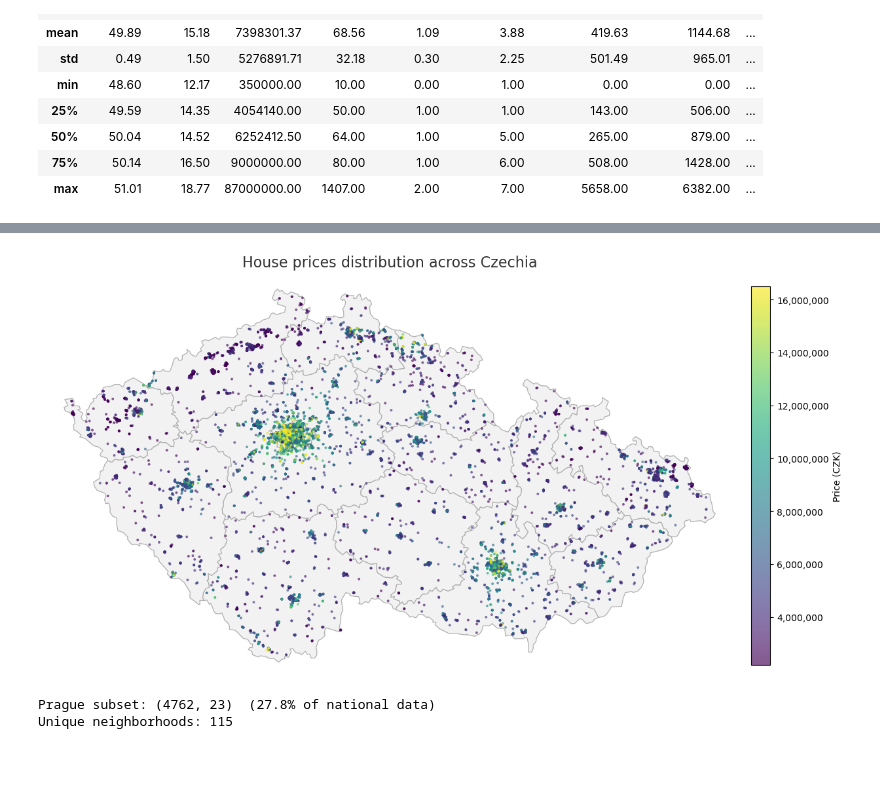
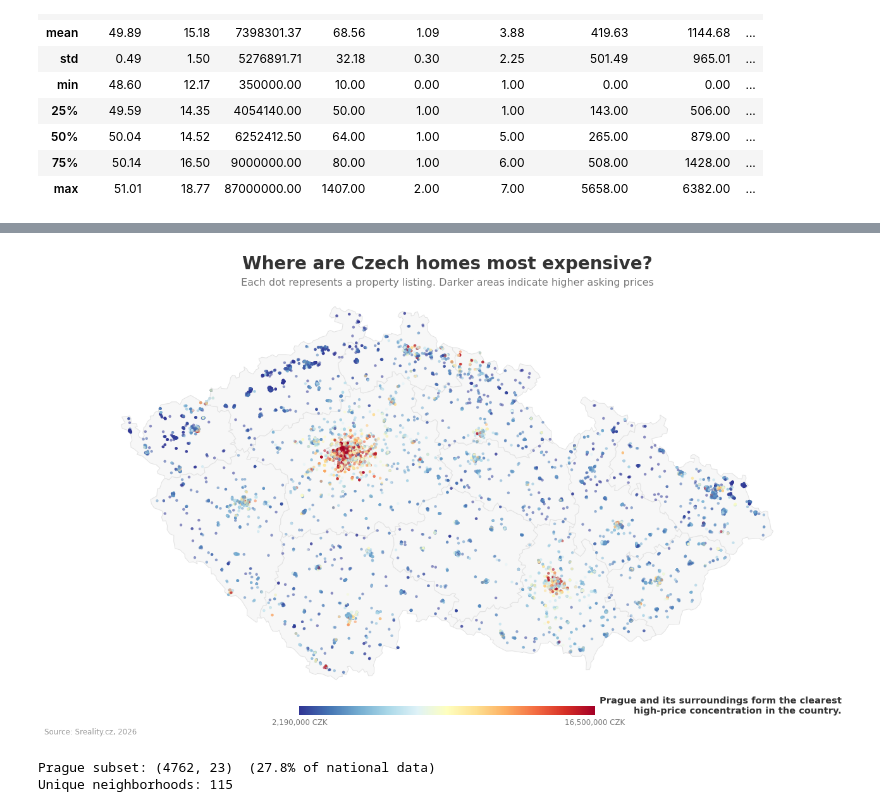
Before and after one commit to akorablov/house_price_prediction, a Jupyter notebook: house_price_cz.ipynb, the cells around one changed output, grey strips where cells are left out. Cells and saved outputs as stored; diff of their text form; code cells hidden in the pictures; blank space fills up the shorter version.

```diff
--- a/house_price_cz.ipynb
+++ b/house_price_cz.ipynb
@@ -91,16 +89,10 @@ df_raw = df_raw.drop(columns=[
 cat = df_raw['category']
 
 # amount of rooms (numeric)
-df_raw['rooms'] = pd.to_numeric(
-    cat.str.extract(r'(\d+)')[0],
-    errors='coerce'
-)
+df_raw['rooms'] = pd.to_numeric(cat.str.extract(r'(\d+)')[0], errors='coerce')
 
 # kitchen (numeric 0 (kk) or 1)
-df_raw['kitchen'] = (
-    cat.str.extract(r'\+(kk|1)')[0]
-    .map({'kk': 0, '1': 1})
-)
+df_raw['kitchen'] = (cat.str.extract(r'\+(kk|1)')[0].map({'kk': 0, '1': 1}))
 
 # "a více" > kitchen = 1
 df_raw.loc[cat.str.contains('a více', na=False), 'kitchen'] = 1
@@ -490,43 +475,76 @@ The color scale is clipped to the 5th-95th percentile of `price_czk` so a handfu
 # %%
 regions = gpd.read_file('images_and_data/czech_regions.geojson')
 
-df_map = df[
-    (df['price_czk'] > 0) &
-    df['latitude'].notna() &
-    df['longitude'].notna()
-].copy()
+df_map = df[(df['price_czk'] > 0) & df['latitude'].notna() & df['longitude'].notna()].copy()
 
 p_low, p_high = df_map['price_czk'].quantile([0.05, 0.95])
+df_map['price_plot'] = df_map['price_czk'].clip(p_low, p_high)
 
+# Colors
+
+MAP_BACKGROUND = '#F7F7F7'
+REGION_EDGE = '#E2E2E2'
+POINT_LOW = '#DCE7E9'
+POINT_HIGH = '#D95F59'
+TEXT = '#333333'
+SECONDARY = '#777777'
+
+plt.rcParams['font.family'] = 'DejaVu Sans'
 fig, ax = plt.subplots(figsize=(13, 8))
+fig.patch.set_facecolor('white')
+ax.set_facecolor('white')
 
-regions.plot(ax=ax, color='#f2f2f2', edgecolor='#b0b0b0', linewidth=0.9)
-sc = ax.scatter(
-    df_map['longitude'], df_map['latitude'],
-    c=df_map['price_czk'].clip(p_low, p_high),
-    cmap='viridis', s=8, alpha=0.65, linewidths=0,
-)
+regions.plot(ax=ax, color=MAP_BACKGROUND, edgecolor=REGION_EDGE, linewidth=0.7)
 
-cbar = plt.colorbar(sc, ax=ax, label='Price (CZK)', shrink=0.75, pad=0.02)
-cbar.ax.yaxis.set_major_formatter(mticker.FuncFormatter(lambda x, _: f'{x:,.0f}'))
+# property points
 
-# crop to the country's extent
+sc = ax.scatter(df_map['longitude'], df_map['latitude'], c=df_map['price_plot'], cmap='RdYlBu_r', s=10, alpha=0.55, linewidths=0, zorder=3)
+
 minx, miny, maxx, maxy = regions.total_bounds
-pad_x, pad_y = (maxx - minx) * 0.03, (maxy - miny) * 0.03
+pad_x = (maxx - minx) * 0.035
+pad_y = (maxy - miny) * 0.035
 ax.set_xlim(minx - pad_x, maxx + pad_x)
 ax.set_ylim(miny - pad_y, maxy + pad_y)
 ax.set_aspect(1 / np.cos(np.radians(49.8)))
+ax.set_title('Where are Czech homes most expensive?', fontsize=20, fontweight='bold', color=TEXT, loc='center', pad=28)
+subtitle = ('Each dot represents a property listing. Darker areas indicate higher asking prices')
+ax.text(0.5, 1.015, subtitle, transform=ax.transAxes, fontsize=11.5, color=SECONDARY, ha='center', va='bottom')
 
-ax.set_title(
-    'House prices distribution across Czechia',
-    fontsize=16, fontfamily='sans-serif', color='#333333', loc='center', pad=12,
+# Remove axis
+ax.set_axis_off()
+
+gradient = np.linspace(p_low, p_high, 256).reshape(1, -1)
+# Position of the gradient
+cax = fig.add_axes([0.32, 0.055, 0.36, 0.018])
+
+cax.imshow(gradient, aspect='auto', cmap='RdYlBu_r')
+
+cax.set_xticks([0, 255])
+cax.set_xticklabels([f'{p_low:,.0f} CZK', f'{p_high:,.0f} CZK'])
+cax.tick_params(axis='x', length=0, labelsize=8.5, colors=SECONDARY)
+cax.set_yticks([])
+
+for spine in cax.spines.values(): spine.set_visible(False)
+
+fig.text(
+    0.98,
+    0.055,
+    'Prague and its surroundings form the clearest\n'
+    'high-price concentration in the country.',
+    ha='right',
+    va='bottom',
+    fontsize=10.5,
+    fontweight='bold',
+    color=TEXT
 )
-ax.set_axis_off()
-fig.patch.set_facecolor('white')
-plt.tight_layout()
+
+fig.text(0.01, 0.018, 'Source: Sreality.cz, 2026', fontsize=8.5, color='#999999')
+
+# Layaut
+plt.tight_layout(rect=[0, 0.08, 1, 0.96])
 plt.show()
 # %% [output]
-[figure, old version]
+[figure, new version]
 # %%
 city         = loc_parts[0].str.split(' - ').str[0]
 neighborhood = loc_parts[0].str.split(' - ').str[1]
```
Also changed, not shown: parts of 22 cells of this notebook, 2 other files.
